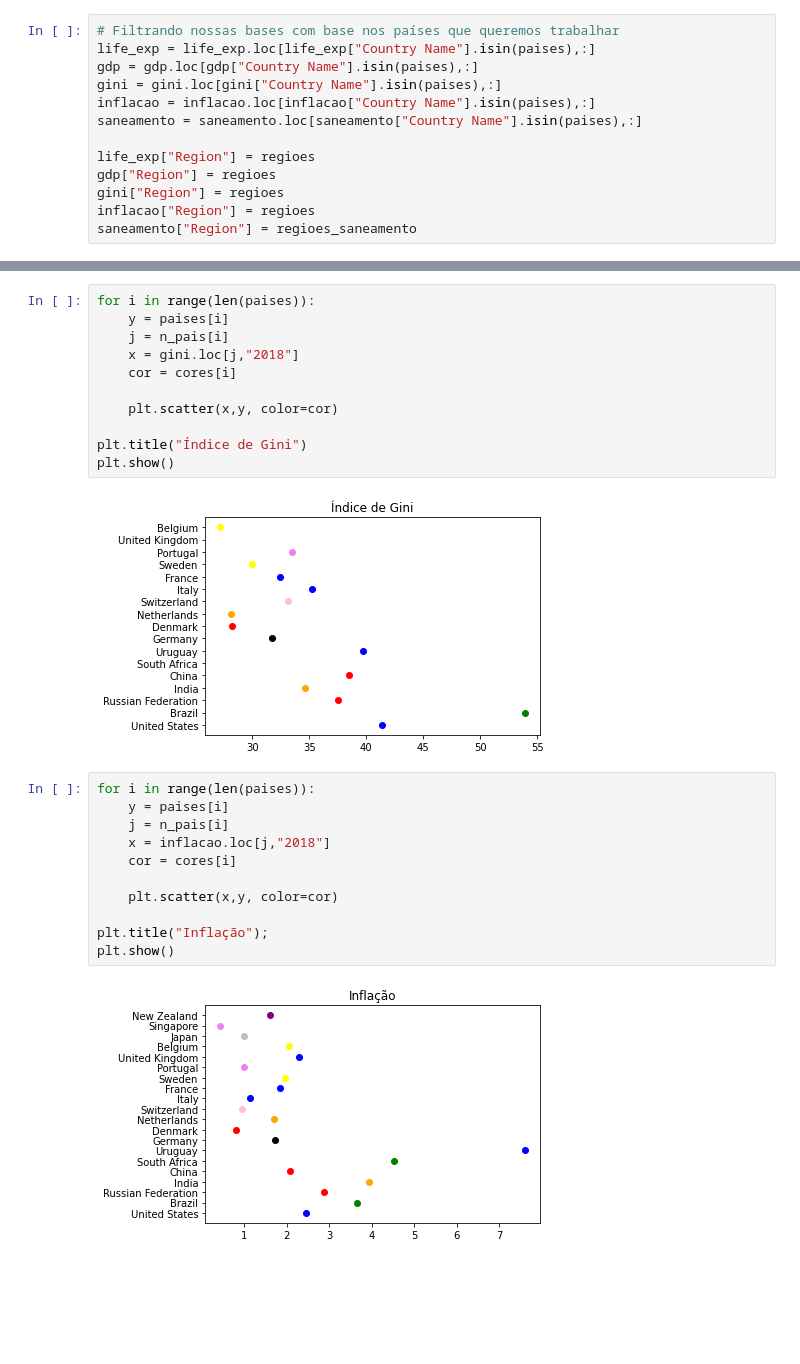
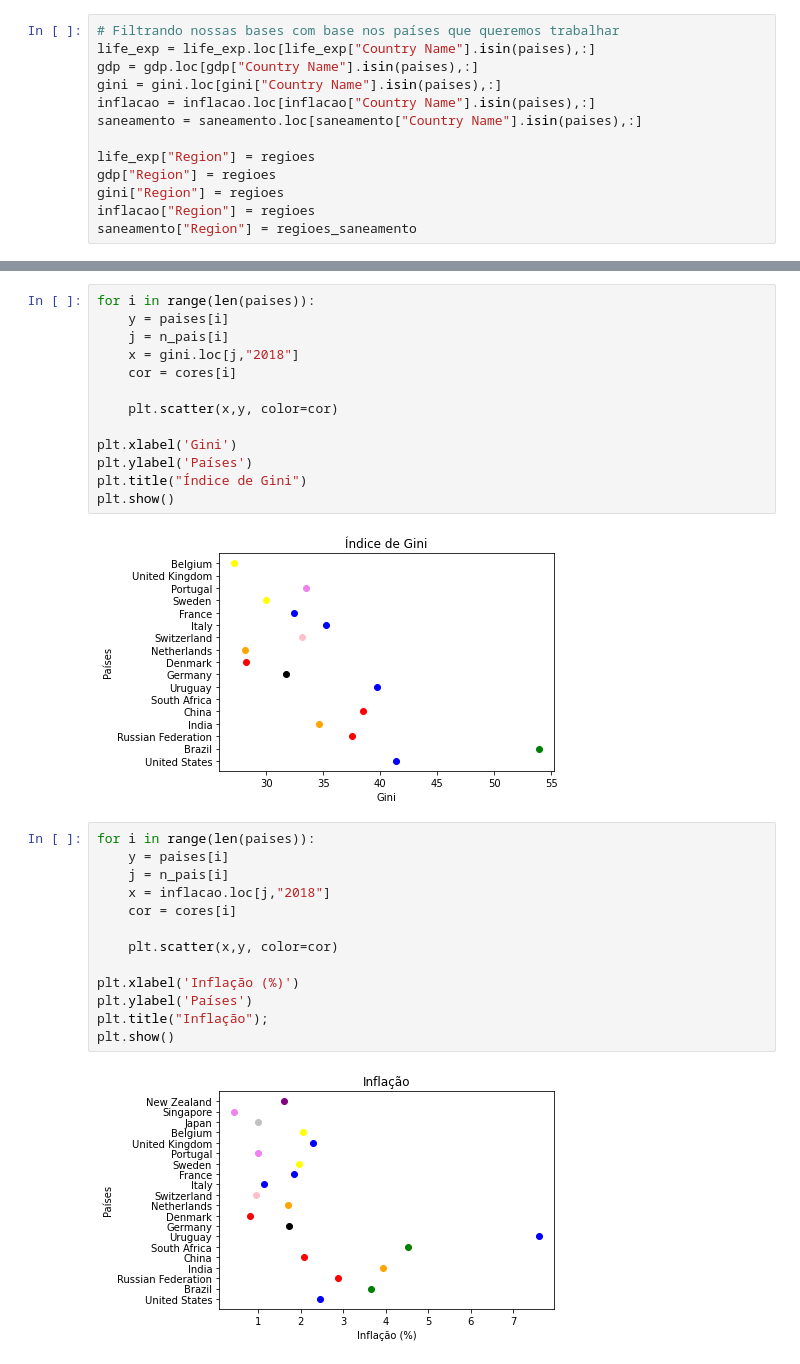
Before and after one commit to insper-classroom/22-2a-cd-p2-grupo_joaovoa, a Jupyter notebook: Projeto_2.ipynb, the cells around one changed output, grey strips where cells are left out. Cells and saved outputs as stored; diff of their text form; blank space fills up the shorter version.

```diff
--- a/Projeto_2.ipynb
+++ b/Projeto_2.ipynb
@@ -77,23 +86,27 @@ for i in range(len(paises)):
 
     plt.scatter(x,y, color=cor)
 
+plt.xlabel('Gini')
+plt.ylabel('Países')
 plt.title("Índice de Gini")
 plt.show()
 # %% [output]
-[figure, old version]
+[figure, new version]
 # %%
 for i in range(len(paises)):
     y = paises[i]
     j = n_pais[i]
     x = inflacao.loc[j,"2018"]
     cor = cores[i]
 
     plt.scatter(x,y, color=cor)
 
+plt.xlabel('Inflação (%)')
+plt.ylabel('Países')
 plt.title("Inflação");
 plt.show()
 # %% [output]
-[figure, old version]
+[figure, new version]
 # %%
 dict_saneamento = {}
 for i in range(len(paises)):
```
Also changed, not shown: parts of 17 cells of this notebook.
